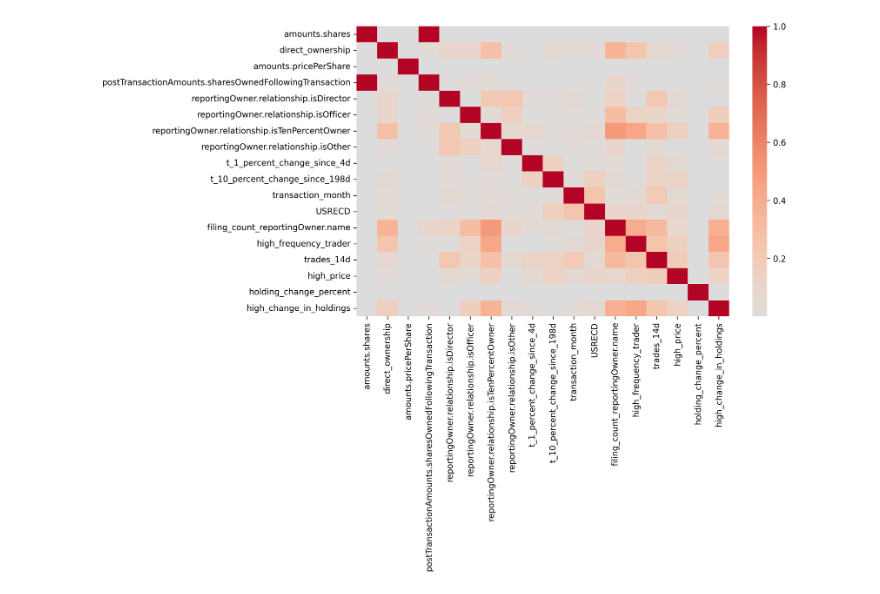
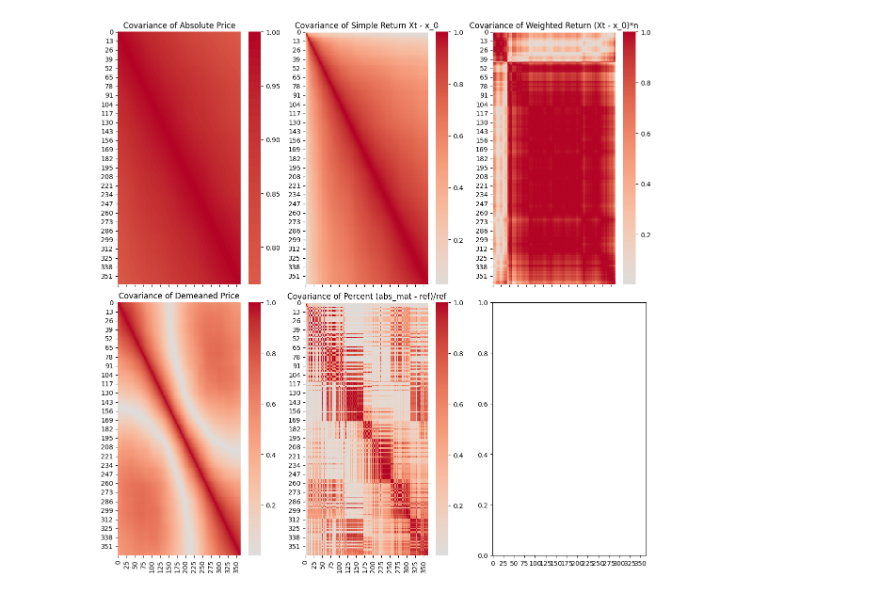
Before and after one commit to pluschka/Algorithmic-Trading-SEC-data-analysis, a Jupyter notebook: Daten laden.ipynb, the cells around one changed output. Cells and saved outputs as stored; diff of their text form; code cells hidden in the pictures.

```diff
--- a/Daten laden.ipynb
+++ b/Daten laden.ipynb
@@ -1,4 +1,6 @@
 # %%
 import pandas as pd
 from data_cleaning import stats
-relevant_data_uncleaned = pd.read_csv('data/relevant_data_uncleaned.csv')
+#relevant_data_uncleaned = pd.read_csv('data/relevant_data_uncleaned.csv')
+all_df_of_close_data = pd.read_csv('data/all_df_of_close_data.csv')
+all_df_of_close_data
@@ -39,13 +20,0 @@ df_important = df[columns]
-# %%
-import matplotlib.pyplot as plt
-import seaborn as sns
-
-def plot_heatmap(df):
-    corr_matrix = df.corr(numeric_only=False).abs()
-    plt.figure(figsize=( 10.008, 6.272), dpi=300)
-    sns.heatmap(corr_matrix, cmap='coolwarm', center=0)
-    plt.show()
-
-plot_heatmap(relevant_data_uncleaned)
-# %% [output]
-[figure, removed]
@@ -51,0 +46,60 @@ plot_heatmap(relevant_data_uncleaned)
+# %%
+import matplotlib.pyplot as plt
+import seaborn as sns
+import numpy as np
+
+
+# covariance matrix on absolute price, return per stock, absolute return weighted with amount of shares,  demeaned, percent
+data = all_df_of_close_data.drop(columns=['Unnamed: 0.1', 'Unnamed: 0','issuer.name', 'issuer.tradingSymbol', 'reportingOwner.name', 'transactionDate', 'ownershipNature.directOrIndirectOwnership'])
+def plot_heatmap(df, ax, plt_title = "Return Xt - x_0"):
+    corr_matrix = df.corr(numeric_only=False).abs()
+    sns.heatmap(corr_matrix, cmap='coolwarm', center=0, ax=ax)
+    ax.set_title(plt_title)
+
+day_cols = [str(i) for i in range(364)]
+absolute_price_df = pd.DataFrame(all_df_of_close_data[day_cols])
+
+# return per stock: returns for one share each filling
+x_0 = data['0'].to_numpy()[:, None]
+day_cols = [str(i) for i in range(0, 364)]
+Xt = data[day_cols].to_numpy()
+return_matrix = Xt - x_0
+simple_return_df = pd.DataFrame(return_matrix)
+
+# absolute return weighted with amount of shares
+n = all_df_of_close_data['amounts.shares'].to_numpy()[:, None]
+x_0 = all_df_of_close_data['0'].to_numpy()[:, None]
+day_cols = [str(i) for i in range(0, 364)]
+Xt = all_df_of_close_data[day_cols].to_numpy()
+return_matrix = (Xt - x_0)*n
+weighted_return_df = pd.DataFrame(return_matrix)
+
+# demeaned
+# with matrix or else warning
+abs_mat = all_df_of_close_data[day_cols].to_numpy(dtype=float)
+row_mean = np.nanmean(abs_mat, axis=1, keepdims=True)
+demean_mat = abs_mat - row_mean
+demean_df = pd.DataFrame(demean_mat)
+
+#percent
+# calculate percentage since day 0
+ref = all_df_of_close_data[day_cols[0]].to_numpy(dtype=float)[:, None]
+ref = np.where(ref == 0, np.nan, ref)
+percent_mat = (abs_mat - ref) / ref
+percent_df = pd.DataFrame(percent_mat)
+
+# plot absolute, demeaned and percentage in one pic
+fig, axs = plt.subplots(2, 3, figsize=(12, 12), sharex=True)
+
+plot_heatmap(absolute_price_df,  axs[0, 0], "Covariance of Absolute Price")
+plot_heatmap(simple_return_df,   axs[0, 1], "Covariance of Simple Return Xt - x_0")
+plot_heatmap(weighted_return_df, axs[0, 2], "Covariance of Weighted Return (Xt - x_0)*n")
+plot_heatmap(demean_df,          axs[1, 0], "Covariance of Demeaned Price")
+plot_heatmap(percent_df,         axs[1, 1], "Covariance of Percent (abs_mat - ref)/ref")
+
+
+plt.tight_layout()
+#plt.savefig('exports/descriptive_random_state_69.png', dpi=500)
+plt.show()
+# %% [output]
+[figure, added]
```
Also changed, not shown: parts of 6 cells of this notebook, 14 other files.
